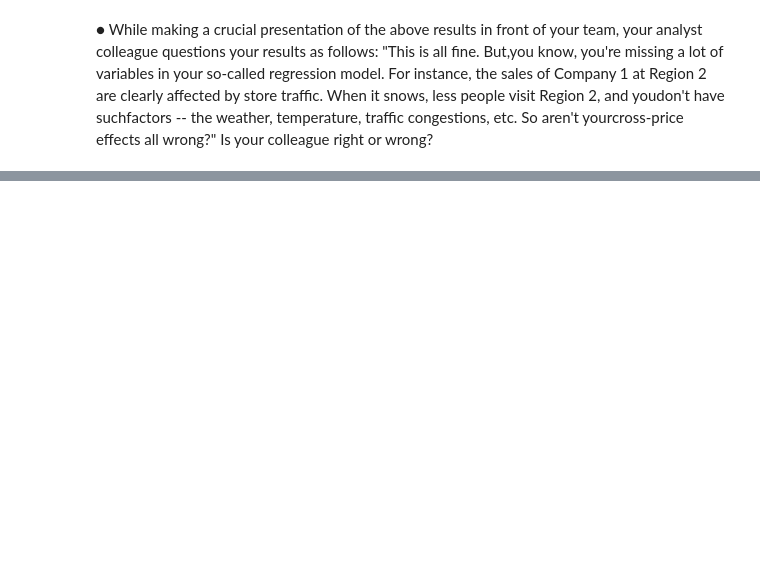
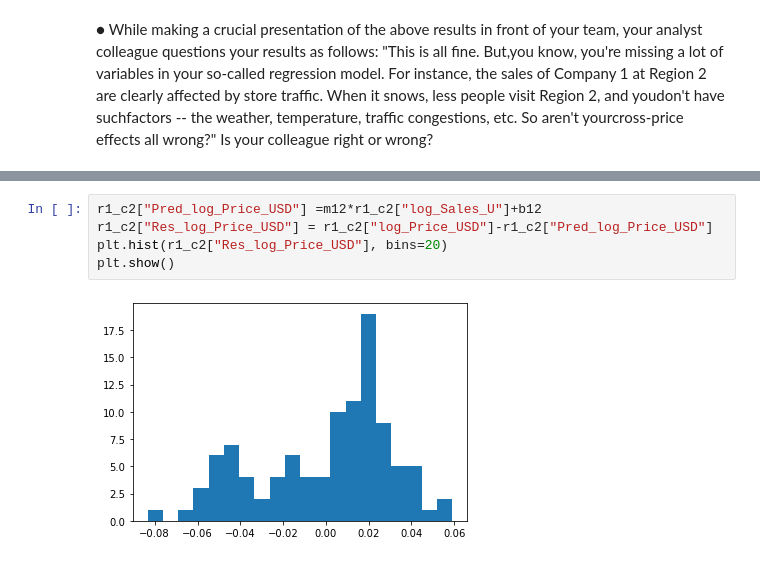
Before and after one commit to hinojosaad/Damavis-Challenge, a Jupyter notebook: Damavis Data Science Challenge Ex 2.ipynb, the cells around one changed output, grey strips where cells are left out. Drawn from its saved outputs; the diff is of its cells as text; blank space fills up the shorter version.

```diff
--- a/Damavis Data Science Challenge Ex 2.ipynb
+++ b/Damavis Data Science Challenge Ex 2.ipynb
@@ -504,0 +384,7 @@ ShapiroResult(statistic=0.9064970016479492, pvalue=9.854413292487152e-06)
+# %%
+r1_c2["Pred_log_Price_USD"] =m12*r1_c2["log_Sales_U"]+b12
+r1_c2["Res_log_Price_USD"] = r1_c2["log_Price_USD"]-r1_c2["Pred_log_Price_USD"]
+plt.hist(r1_c2["Res_log_Price_USD"], bins=20)
+plt.show()
+# %% [output]
+[figure, added]
```
Also changed, not shown: parts of 21 cells of this notebook.
